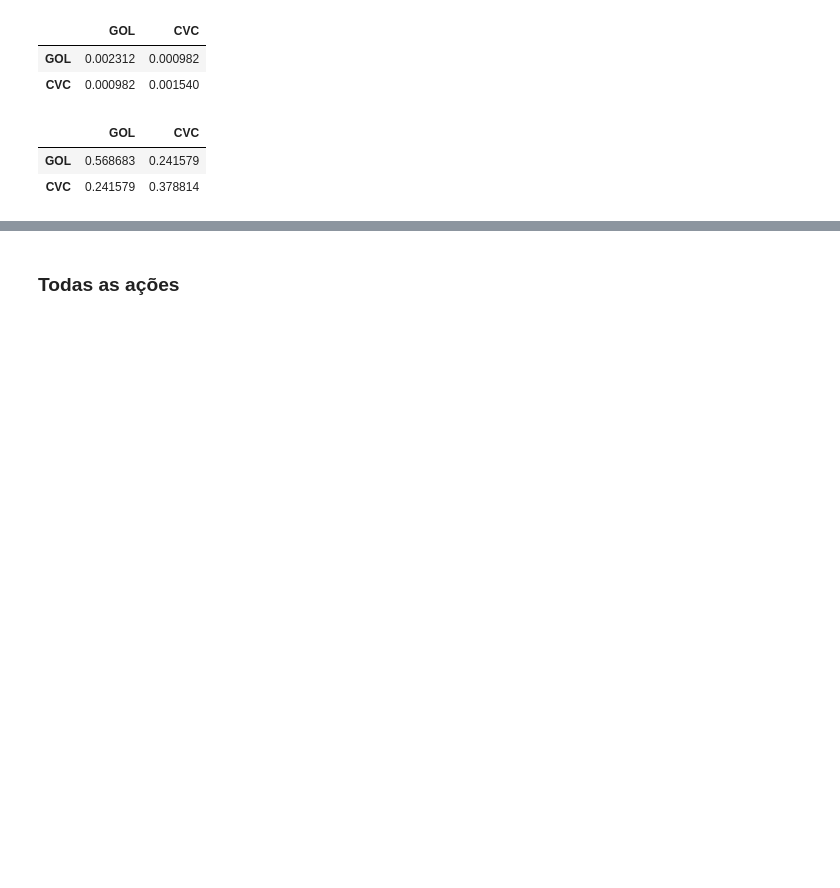
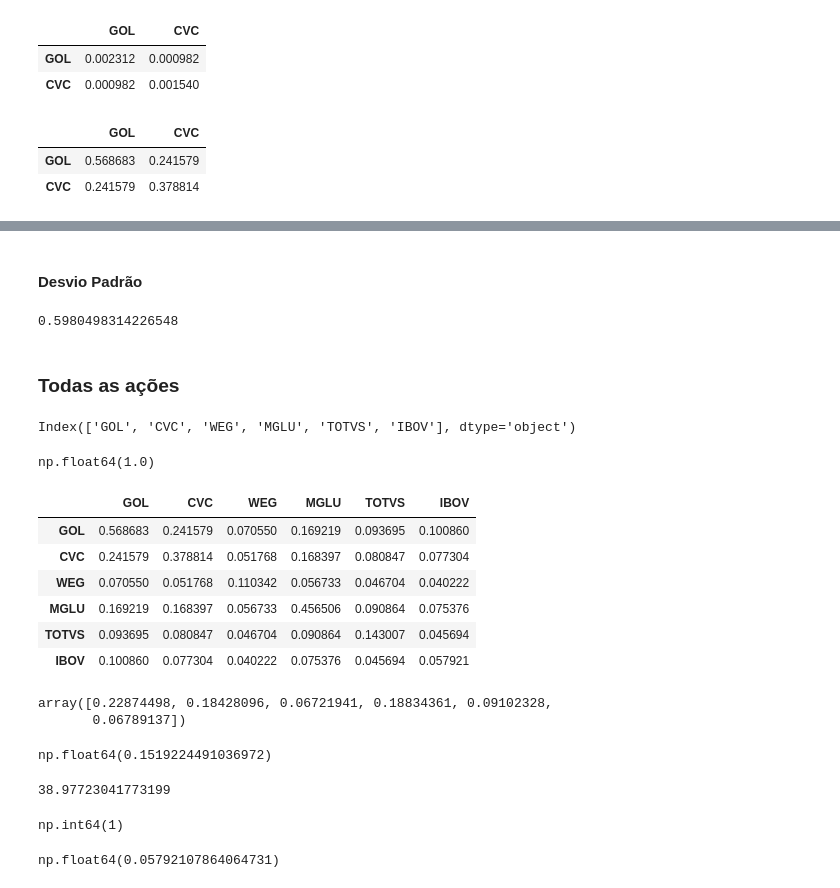
Before and after one commit to fabiolrodriguez/python_playground, a Jupyter notebook: variancia.ipynb, the cells around one changed output, grey strips where cells are left out. Cells and saved outputs as stored; diff of their text form; code cells hidden in the pictures; blank space fills up the shorter version.

```diff
--- a/variancia.ipynb
+++ b/variancia.ipynb
@@ -285,2 +295,52 @@ pesos = np.array([0.5, 0.5])
+# %% [markdown]
+#### Desvio Padrão
+# %%
+math.sqrt(np.dot(pesos, np.dot((taxas_retorno_gol_cvc.cov() * 246), pesos)))
+# %% [output]
+0.5980498314226548
 # %% [markdown]
 ### Todas as ações
+# %%
+dataset.columns
+# %% [output]
+Index(['GOL', 'CVC', 'WEG', 'MGLU', 'TOTVS', 'IBOV'], dtype='object')
+# %%
+pesos1 = np.array([0.2, 0.2, 0.2, 0.2, 0.2, 0])
+pesos1.sum()
+# %% [output]
+np.float64(1.0)
+# %%
+taxas_retorno.cov() * 246
+# %% [output]
+|  | GOL | CVC | WEG | MGLU | TOTVS | IBOV |
+| GOL | 0.568683 | 0.241579 | 0.070550 | 0.169219 | 0.093695 | 0.100860 |
+| CVC | 0.241579 | 0.378814 | 0.051768 | 0.168397 | 0.080847 | 0.077304 |
+| WEG | 0.070550 | 0.051768 | 0.110342 | 0.056733 | 0.046704 | 0.040222 |
+| MGLU | 0.169219 | 0.168397 | 0.056733 | 0.456506 | 0.090864 | 0.075376 |
+| TOTVS | 0.093695 | 0.080847 | 0.046704 | 0.090864 | 0.143007 | 0.045694 |
+| IBOV | 0.100860 | 0.077304 | 0.040222 | 0.075376 | 0.045694 | 0.057921 |
+# %%
+np.dot((taxas_retorno.cov() * 246), pesos1)
+# %% [output]
+array([0.22874498, 0.18428096, 0.06721941, 0.18834361, 0.09102328,
+       0.06789137])
+# %%
+variancia_portfolio1 = np.dot(pesos1, np.dot((taxas_retorno.cov() * 246), pesos1))
+variancia_portfolio1
+# %% [output]
+np.float64(0.1519224491036972)
+# %%
+volatilidade_portfolio1 = math.sqrt(variancia_portfolio1) * 100
+volatilidade_portfolio1
+# %% [output]
+38.97723041773199
+# %%
+pesos2 = np.array([0, 0, 0, 0, 0, 1])
+pesos2.sum()
+# %% [output]
+np.int64(1)
+# %%
+variancia_portfolio2 = np.dot(pesos2, np.dot(taxas_retorno.cov() * 246, pesos2))
+variancia_portfolio2
+# %% [output]
+np.float64(0.05792107864064731)
```
Also changed, not shown: parts of 5 cells of this notebook.
